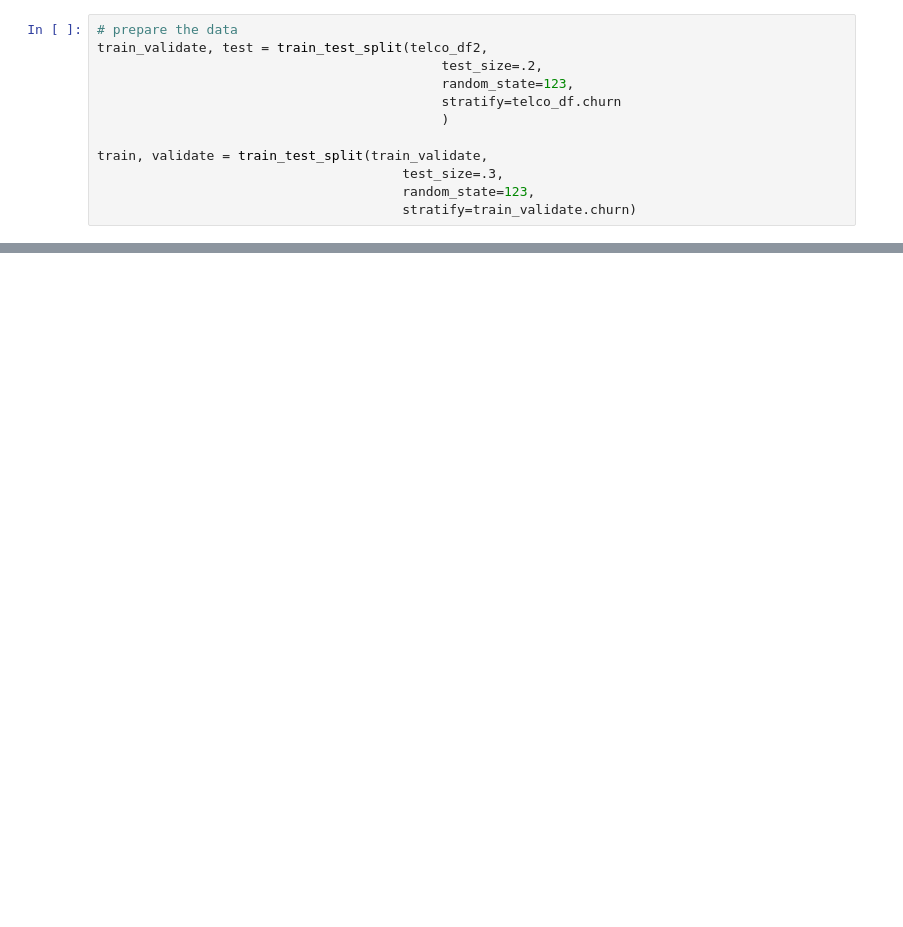
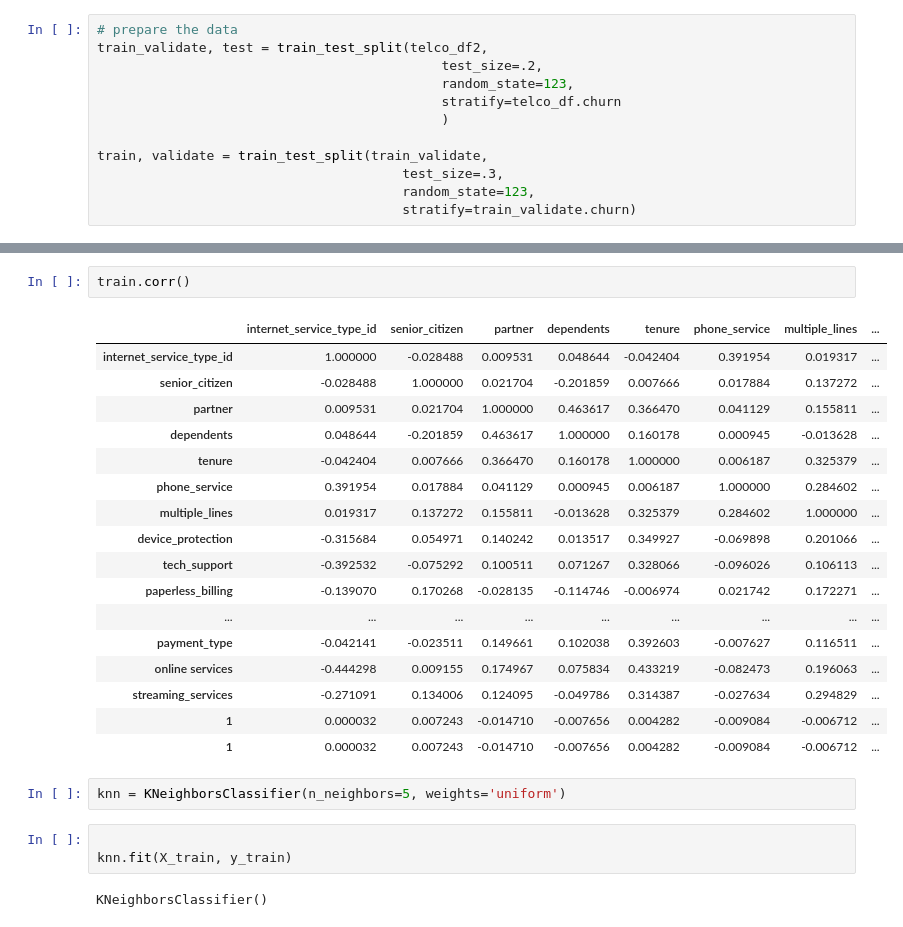
Before and after one commit to carlgriffin57/telco_churn_project, a Jupyter notebook: initial.ipynb, the cells around one changed output, grey strips where cells are left out. Saved outputs shown, nothing was run; the diff lists cells and outputs as text; blank space fills up the shorter version.

```diff
--- a/initial.ipynb
+++ b/initial.ipynb
@@ -370,0 +472,27 @@ memory usage: 1.1+ MB
+# %%
+train.corr()
+# %% [output]
+|  | internet_service_type_id | senior_citizen | partner | dependents | tenure | phone_service | multiple_lines | ... |
+| internet_service_type_id | 1.000000 | -0.028488 | 0.009531 | 0.048644 | -0.042404 | 0.391954 | 0.019317 | ... |
+| senior_citizen | -0.028488 | 1.000000 | 0.021704 | -0.201859 | 0.007666 | 0.017884 | 0.137272 | ... |
+| partner | 0.009531 | 0.021704 | 1.000000 | 0.463617 | 0.366470 | 0.041129 | 0.155811 | ... |
+| dependents | 0.048644 | -0.201859 | 0.463617 | 1.000000 | 0.160178 | 0.000945 | -0.013628 | ... |
+| tenure | -0.042404 | 0.007666 | 0.366470 | 0.160178 | 1.000000 | 0.006187 | 0.325379 | ... |
+| phone_service | 0.391954 | 0.017884 | 0.041129 | 0.000945 | 0.006187 | 1.000000 | 0.284602 | ... |
+| multiple_lines | 0.019317 | 0.137272 | 0.155811 | -0.013628 | 0.325379 | 0.284602 | 1.000000 | ... |
+| device_protection | -0.315684 | 0.054971 | 0.140242 | 0.013517 | 0.349927 | -0.069898 | 0.201066 | ... |
+| tech_support | -0.392532 | -0.075292 | 0.100511 | 0.071267 | 0.328066 | -0.096026 | 0.106113 | ... |
+| paperless_billing | -0.139070 | 0.170268 | -0.028135 | -0.114746 | -0.006974 | 0.021742 | 0.172271 | ... |
+| ... | ... | ... | ... | ... | ... | ... | ... | ... |
+| payment_type | -0.042141 | -0.023511 | 0.149661 | 0.102038 | 0.392603 | -0.007627 | 0.116511 | ... |
+| online services | -0.444298 | 0.009155 | 0.174967 | 0.075834 | 0.433219 | -0.082473 | 0.196063 | ... |
+| streaming_services | -0.271091 | 0.134006 | 0.124095 | -0.049786 | 0.314387 | -0.027634 | 0.294829 | ... |
+| 1 | 0.000032 | 0.007243 | -0.014710 | -0.007656 | 0.004282 | -0.009084 | -0.006712 | ... |
+| 1 | 0.000032 | 0.007243 | -0.014710 | -0.007656 | 0.004282 | -0.009084 | -0.006712 | ... |
+# %%
+knn = KNeighborsClassifier(n_neighbors=5, weights='uniform')
+# %%
+
+knn.fit(X_train, y_train)
+# %% [output]
+KNeighborsClassifier()
```
Also changed, not shown: parts of 53 cells of this notebook.
